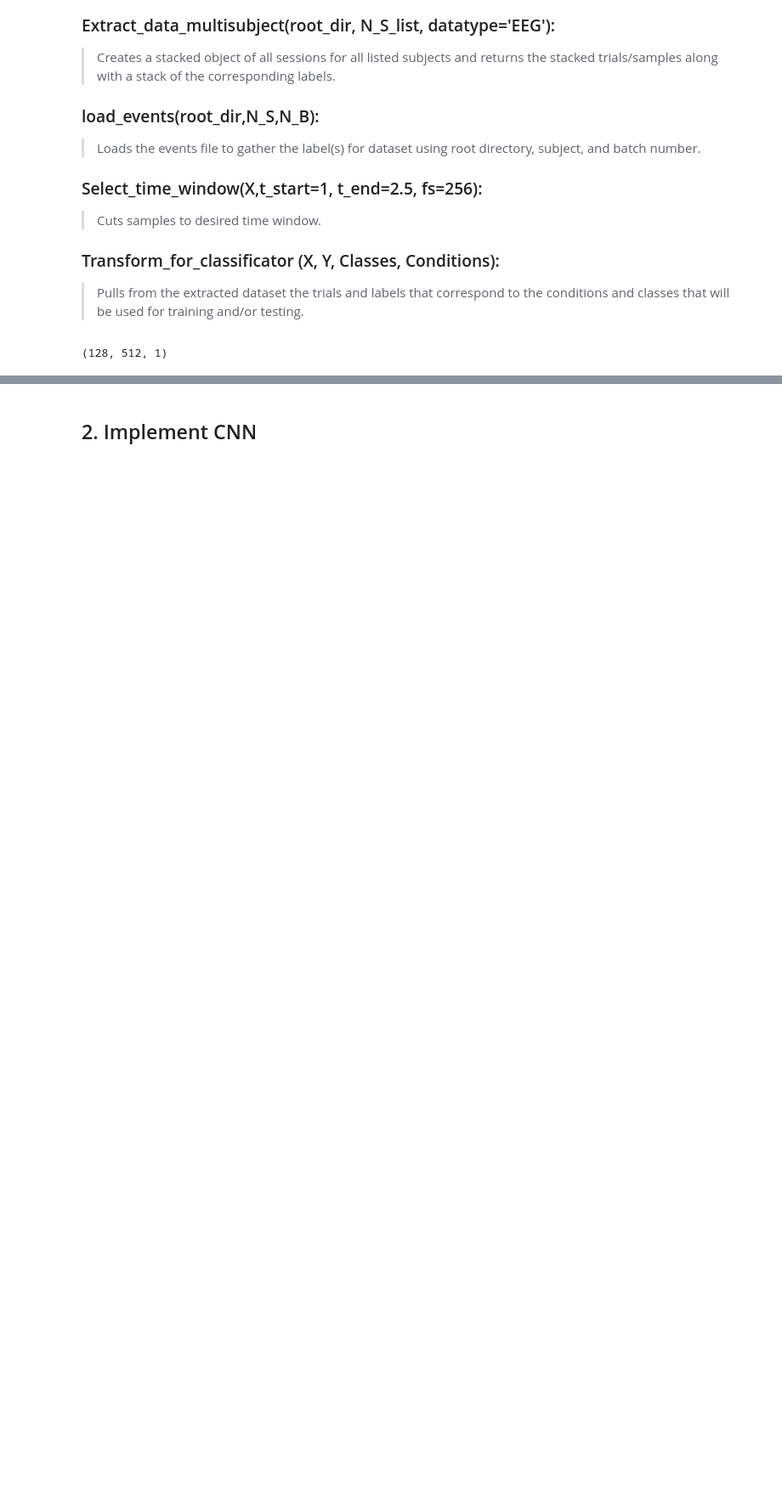
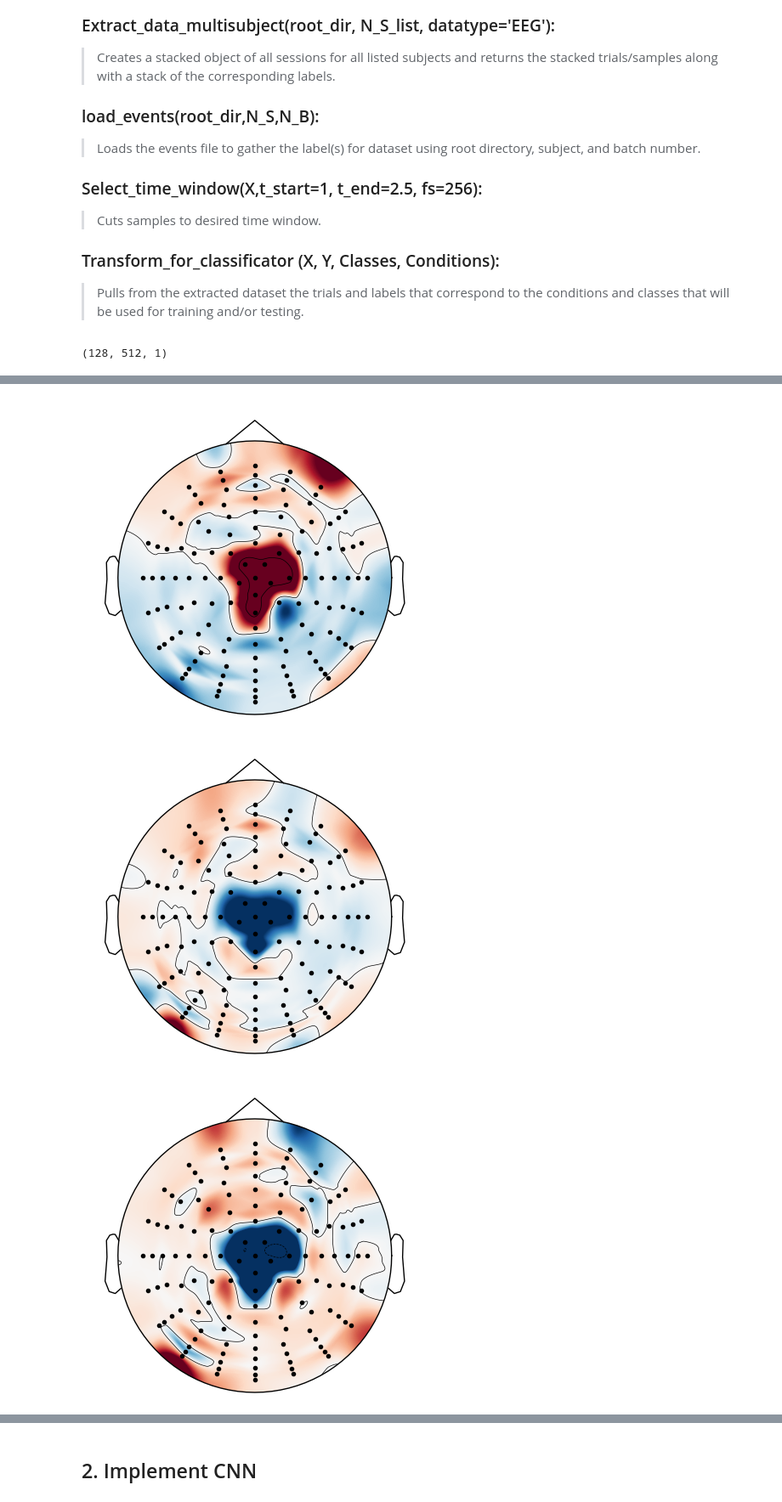
Before and after one commit to nelewerner/ml-project, a Jupyter notebook: inner-speech-drake.ipynb, the cells around one changed output, grey strips where cells are left out. Shown at 85% size. Drawn from its saved outputs; the diff is of its cells as text; code cells hidden in the pictures; blank space fills up the shorter version.

```diff
--- a/inner-speech-drake.ipynb
+++ b/inner-speech-drake.ipynb
@@ -101,0 +181,2 @@ y = pd.get_dummies(labels)
+# %%
+mean_data = np.mean(X, axis=0)
@@ -101,0 +200,23 @@ y = pd.get_dummies(labels)
+# %%
+import mne
+import numpy as np
+
+# Assuming 'raw' is your Raw object
+
+# Number of time segments
+num_segments = 4
+segment_size = raw.n_times // num_segments
+
+# Plot topoplots for each segment
+for i in range(num_segments):
+    start_idx = i * segment_size
+    end_idx = (i + 1) * segment_size if i < num_segments - 1 else raw.n_times
+    mean_data = np.mean(raw.get_data()[:, start_idx:end_idx], axis=1)
+
+    info = raw.info
+
+    mne.viz.plot_topomap(mean_data, info, show=True, contours= True, res=300, sensors='k.', size=5, vlim =(-0.00001,0.00001))
+# %% [output]
+[figure, added]
+[figure, added]
+[figure, added]
```
Also changed, not shown: parts of 35 cells of this notebook.
